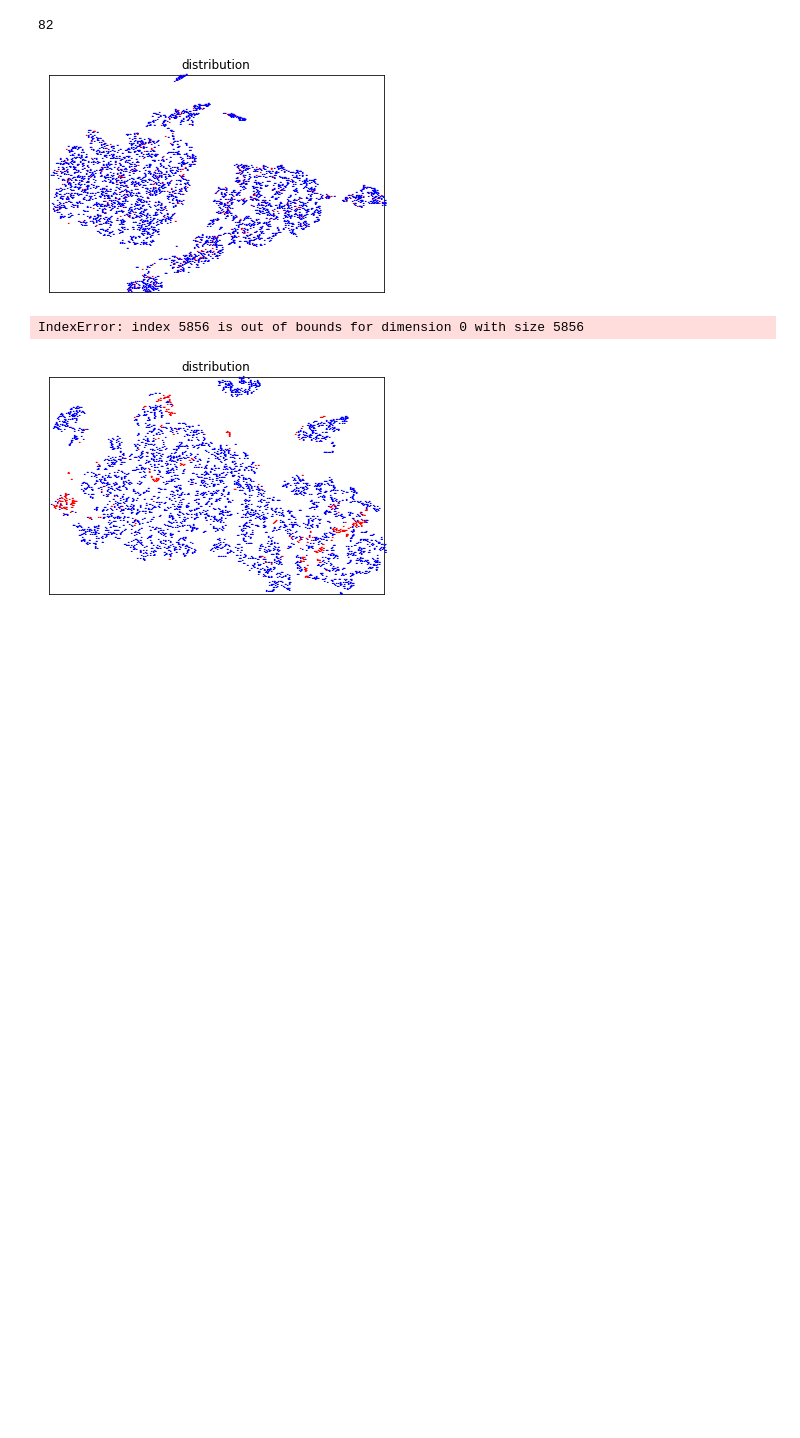
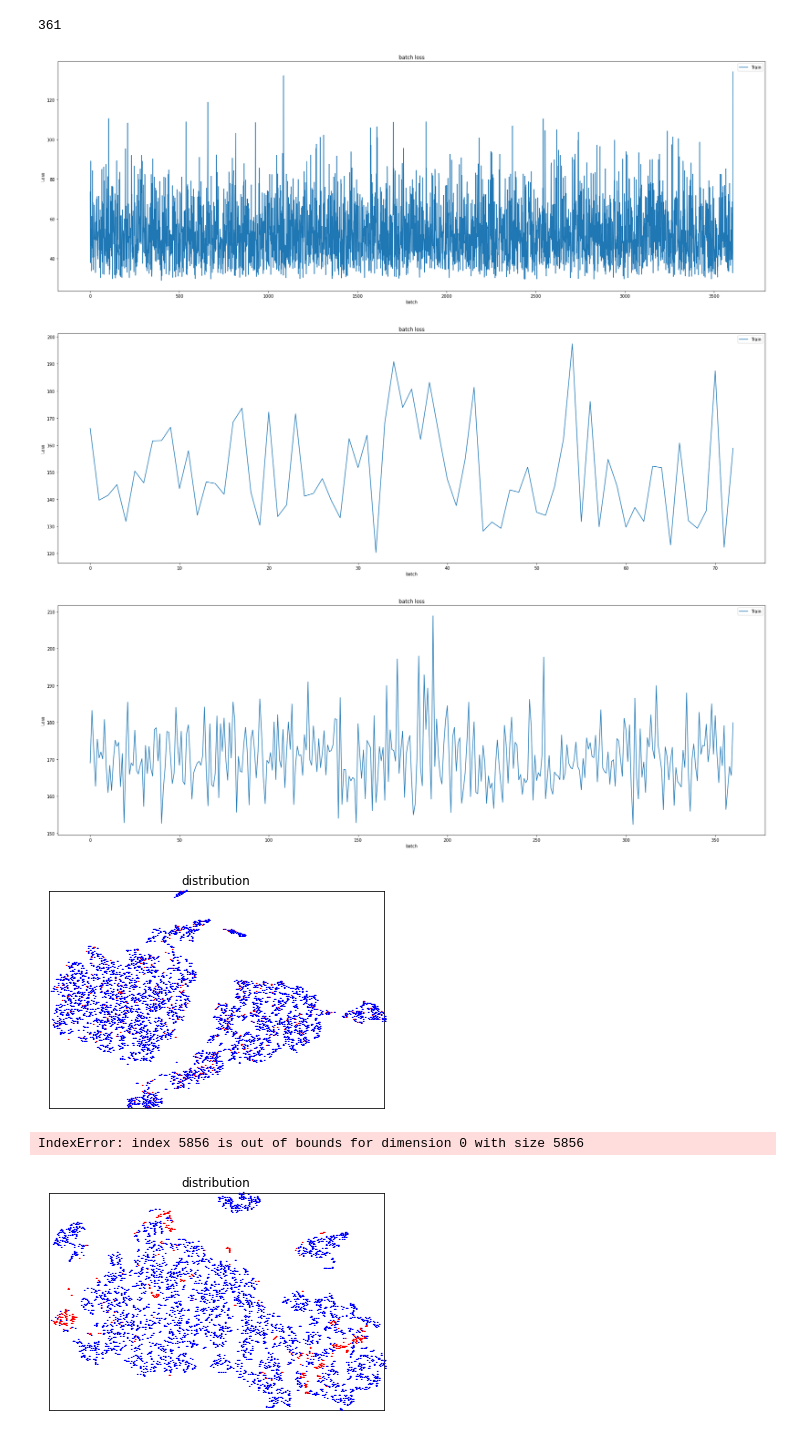
Before and after one commit to southner/abnoise_detect, a Jupyter notebook: test.ipynb, the cells around one changed output. Drawn from its saved outputs; the diff is of its cells as text; code cells hidden in the pictures; blank space fills up the shorter version.

```diff
--- a/test.ipynb
+++ b/test.ipynb
@@ -101,14 +100,19 @@ normal_feature,normal_loss = test('test/normal','normal_feature')
 # %%
 visualizer = Visualizer()
 visualizer.loss_plot(feature_loss)
 visualizer.save_figure(r'pic/test/'+"debug_tag{}_".format(str(param["debug_tag"]))+'feature_loss.png')
+visualizer = Visualizer()
 visualizer.loss_plot(ab_loss)
 visualizer.save_figure(r'pic/test/'+"debug_tag{}_".format(str(param["debug_tag"]))+'ab_loss.png')
+visualizer = Visualizer()
 visualizer.loss_plot(normal_loss)
 visualizer.save_figure(r'pic/test/'+"debug_tag{}_".format(str(param["debug_tag"]))+'normal_loss.png')
 print(len(normal_loss))
 # %% [output]
-82
+361
+[figure, added]
+[figure, added]
+[figure, added]
 # %%
 # # 目前想法把train_feature,ab_feature,normal_feature同时降维观察
 # import numpy as numpy
```
Also changed, not shown: parts of 9 cells of this notebook, 8 other files.
